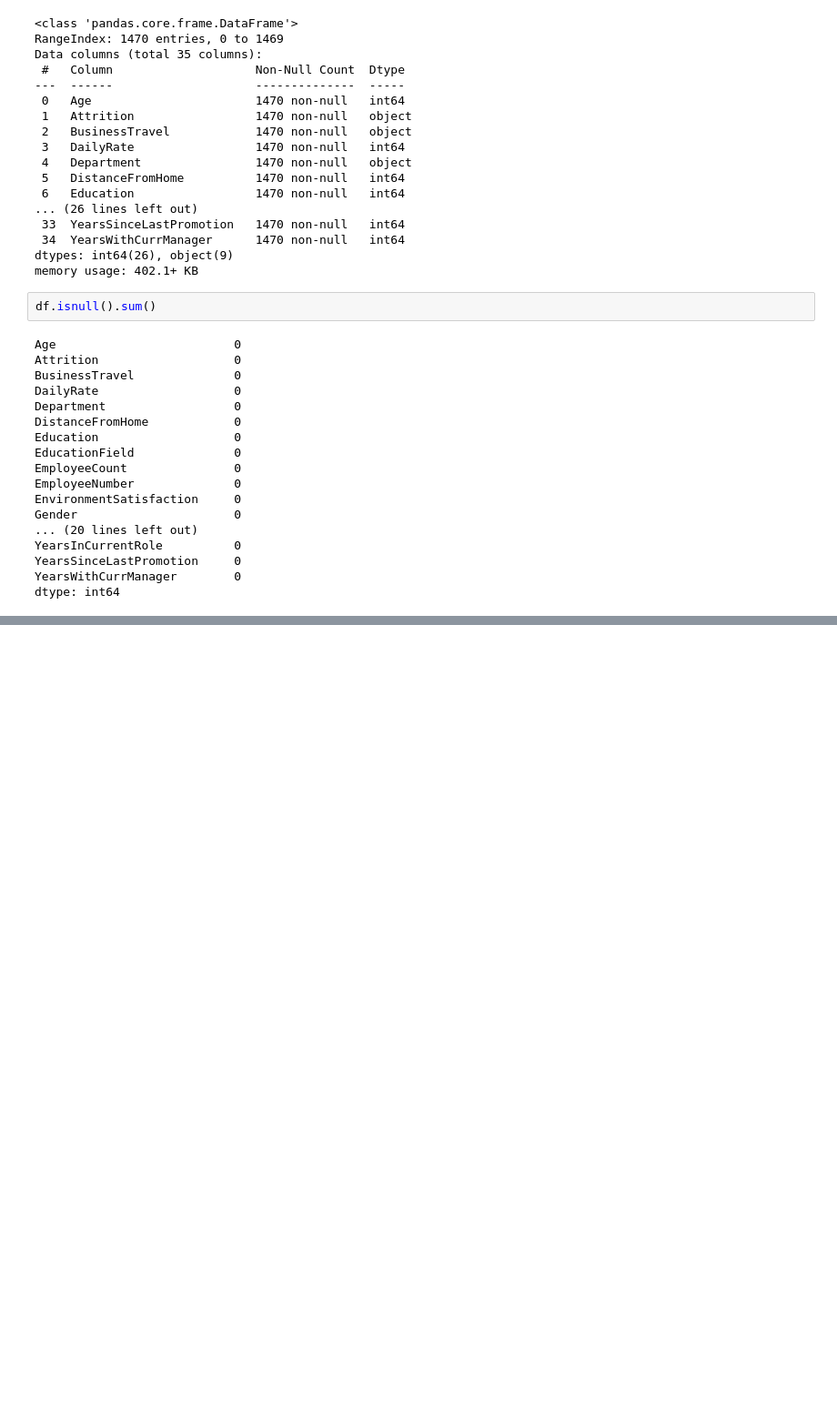
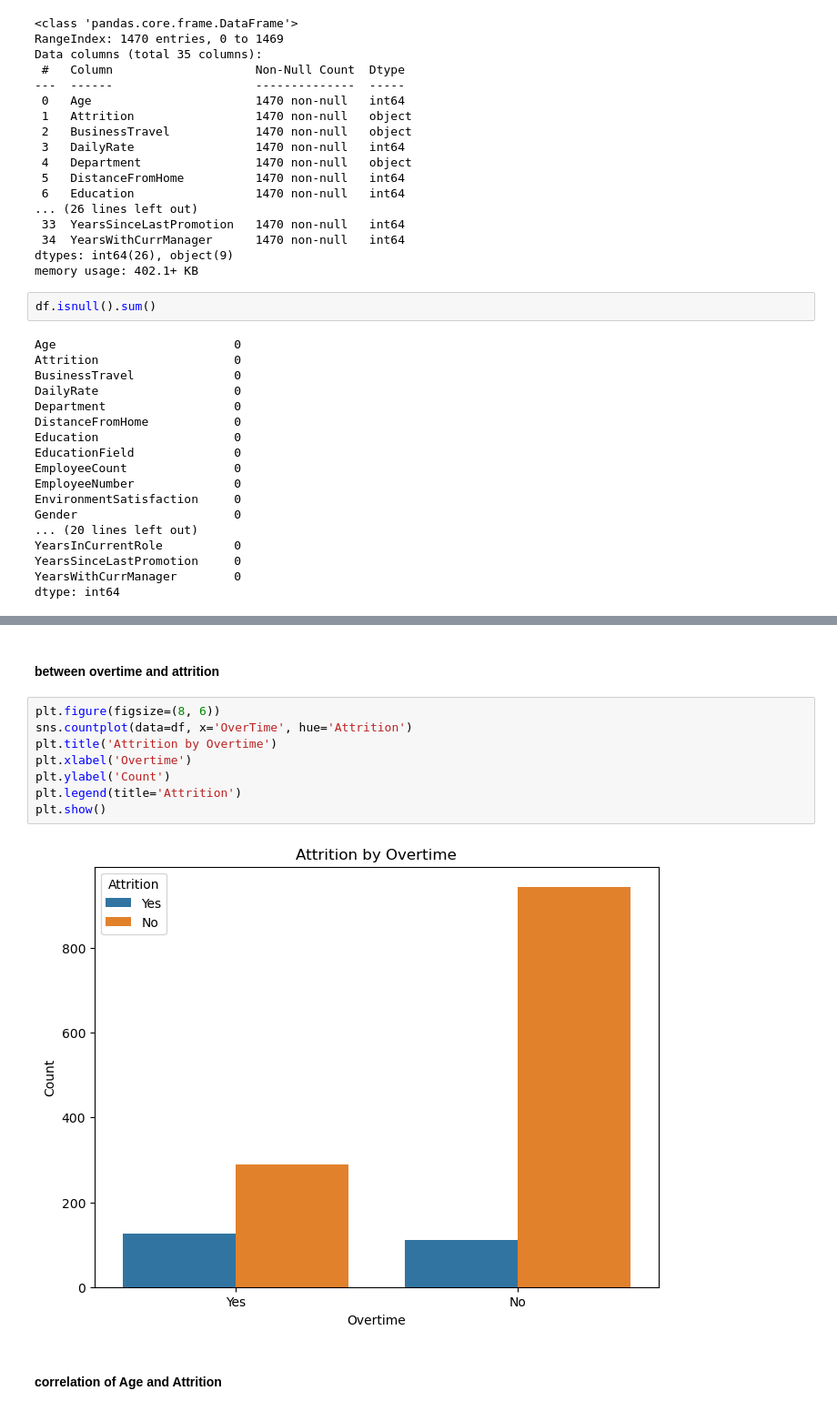
Before and after one commit to Eric-MK/analysing-and-predicting-attrition-rate, a Jupyter notebook: task.ipynb, the cells around one changed output, grey strips where cells are left out. Shown at 91% size. Saved outputs shown, nothing was run; the diff lists cells and outputs as text; blank space fills up the shorter version.

```diff
--- a/task.ipynb
+++ b/task.ipynb
@@ -56,0 +121,14 @@ dtype: int64
+# %% [markdown]
+#### between overtime and attrition
+# %%
+plt.figure(figsize=(8, 6))
+sns.countplot(data=df, x='OverTime', hue='Attrition')
+plt.title('Attrition by Overtime')
+plt.xlabel('Overtime')
+plt.ylabel('Count')
+plt.legend(title='Attrition')
+plt.show()
+# %% [output]
+[figure, added]
+# %% [markdown]
+#### correlation of Age and Attrition
```
Also changed, not shown: parts of 28 cells of this notebook.
